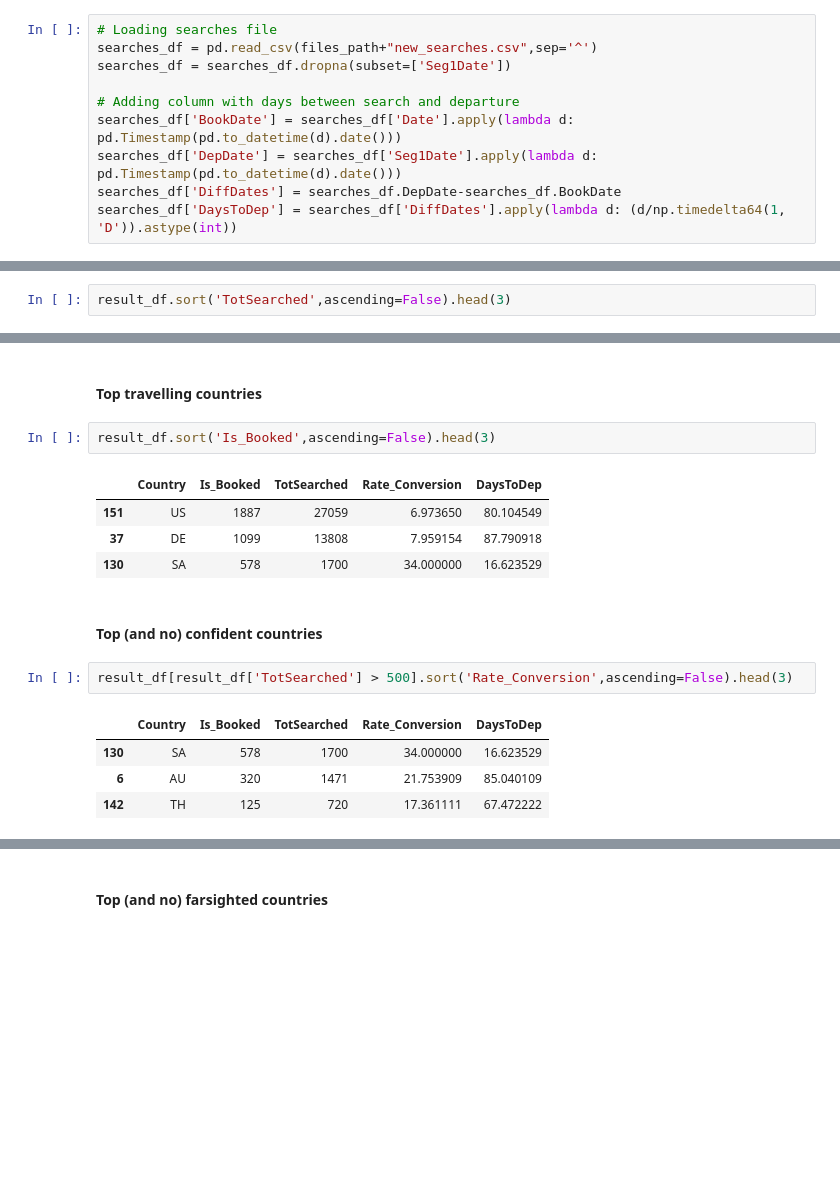
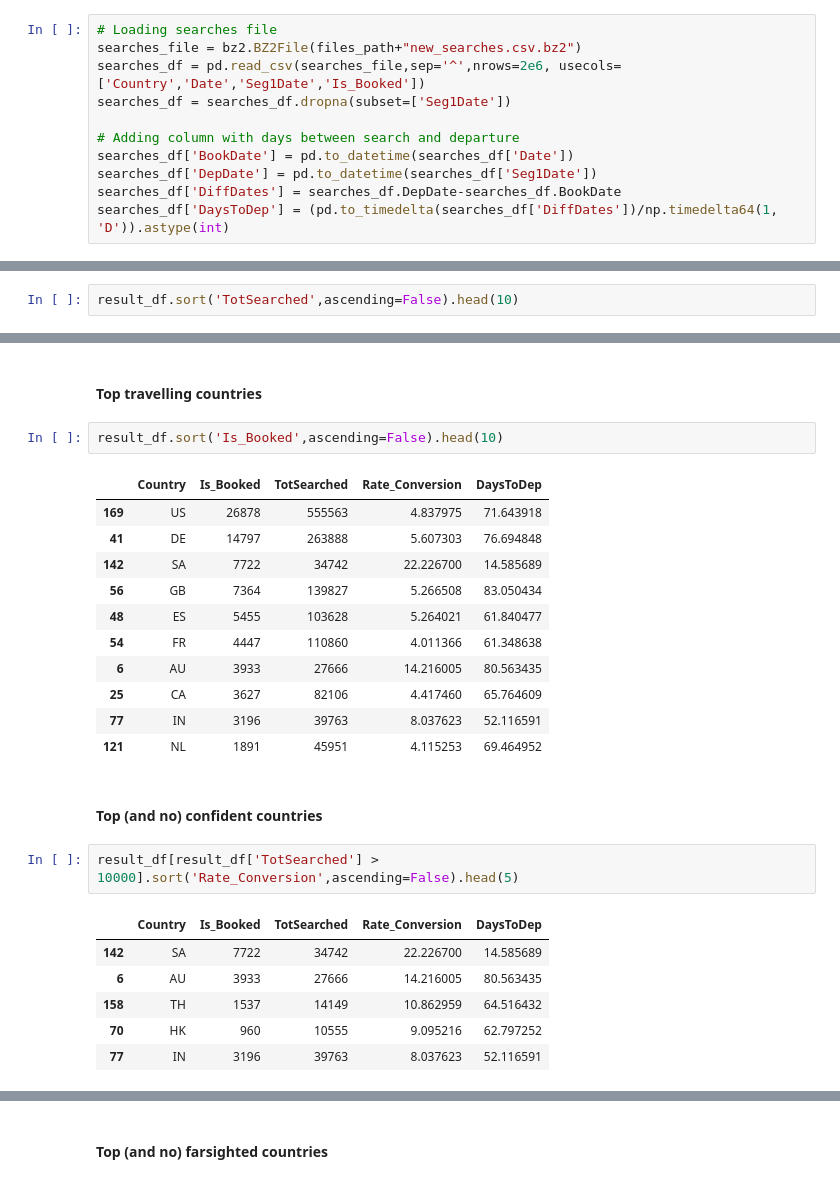
Before and after one commit to arrpak/Master-in-Data-Science-1, a Jupyter notebook: ipynb/Challenge/solution_exercise_4_statistics.ipynb, the cells around one changed output, grey strips where cells are left out. Saved outputs shown, nothing was run; the diff lists cells and outputs as text; blank space fills up the shorter version.

```diff
--- a/ipynb/Challenge/solution_exercise_4_statistics.ipynb
+++ b/ipynb/Challenge/solution_exercise_4_statistics.ipynb
@@ -16,14 +16,15 @@ files_path = "/home/dsc/Repositories/Master-in-Data-Science/Data/"
 ##### Loading and formatting searches file
 # %%
 # Loading searches file
-searches_df = pd.read_csv(files_path+"new_searches.csv",sep='^')
+searches_file = bz2.BZ2File(files_path+"new_searches.csv.bz2")
+searches_df = pd.read_csv(searches_file,sep='^',nrows=2e6, usecols=['Country','Date','Seg1Date','Is_Booked'])
 searches_df = searches_df.dropna(subset=['Seg1Date'])
 
 # Adding column with days between search and departure
-searches_df['BookDate'] = searches_df['Date'].apply(lambda d: pd.Timestamp(pd.to_datetime(d).date()))
-searches_df['DepDate'] = searches_df['Seg1Date'].apply(lambda d: pd.Timestamp(pd.to_datetime(d).date()))
+searches_df['BookDate'] = pd.to_datetime(searches_df['Date'])
+searches_df['DepDate'] = pd.to_datetime(searches_df['Seg1Date'])
 searches_df['DiffDates'] = searches_df.DepDate-searches_df.BookDate
-searches_df['DaysToDep'] = searches_df['DiffDates'].apply(lambda d: (d/np.timedelta64(1, 'D')).astype(int))
+searches_df['DaysToDep'] = (pd.to_timedelta(searches_df['DiffDates'])/np.timedelta64(1, 'D')).astype(int)
 # %% [markdown]
 ##### Grouping by period search/departure
 # %%
@@ -102,6 +124,6 @@ result_df.reset_index(inplace=True)
 # %% [markdown]
 #### Top searching countries
 # %%
-result_df.sort('TotSearched',ascending=False).head(3)
+result_df.sort('TotSearched',ascending=False).head(10)
 # %% [output]
 |  | Country | Is_Booked | TotSearched | Rate_Conversion | DaysToDep |
@@ -111,19 +140,28 @@ result_df.sort('TotSearched',ascending=False).head(3)
 # %% [markdown]
 #### Top travelling countries
 # %%
-result_df.sort('Is_Booked',ascending=False).head(3)
+result_df.sort('Is_Booked',ascending=False).head(10)
 # %% [output]
 |  | Country | Is_Booked | TotSearched | Rate_Conversion | DaysToDep |
-| 151 | US | 1887 | 27059 | 6.973650 | 80.104549 |
-| 37 | DE | 1099 | 13808 | 7.959154 | 87.790918 |
-| 130 | SA | 578 | 1700 | 34.000000 | 16.623529 |
+| 169 | US | 26878 | 555563 | 4.837975 | 71.643918 |
+| 41 | DE | 14797 | 263888 | 5.607303 | 76.694848 |
+| 142 | SA | 7722 | 34742 | 22.226700 | 14.585689 |
+| 56 | GB | 7364 | 139827 | 5.266508 | 83.050434 |
+| 48 | ES | 5455 | 103628 | 5.264021 | 61.840477 |
+| 54 | FR | 4447 | 110860 | 4.011366 | 61.348638 |
+| 6 | AU | 3933 | 27666 | 14.216005 | 80.563435 |
+| 25 | CA | 3627 | 82106 | 4.417460 | 65.764609 |
+| 77 | IN | 3196 | 39763 | 8.037623 | 52.116591 |
+| 121 | NL | 1891 | 45951 | 4.115253 | 69.464952 |
 # %% [markdown]
 #### Top (and no) confident countries
 # %%
-result_df[result_df['TotSearched'] > 500].sort('Rate_Conversion',ascending=False).head(3)
+result_df[result_df['TotSearched'] > 10000].sort('Rate_Conversion',ascending=False).head(5)
 # %% [output]
 |  | Country | Is_Booked | TotSearched | Rate_Conversion | DaysToDep |
-| 130 | SA | 578 | 1700 | 34.000000 | 16.623529 |
-| 6 | AU | 320 | 1471 | 21.753909 | 85.040109 |
-| 142 | TH | 125 | 720 | 17.361111 | 67.472222 |
+| 142 | SA | 7722 | 34742 | 22.226700 | 14.585689 |
+| 6 | AU | 3933 | 27666 | 14.216005 | 80.563435 |
+| 158 | TH | 1537 | 14149 | 10.862959 | 64.516432 |
+| 70 | HK | 960 | 10555 | 9.095216 | 62.797252 |
+| 77 | IN | 3196 | 39763 | 8.037623 | 52.116591 |
 # %%
```
Also changed, not shown: parts of 10 cells of this notebook, 2 other files.
